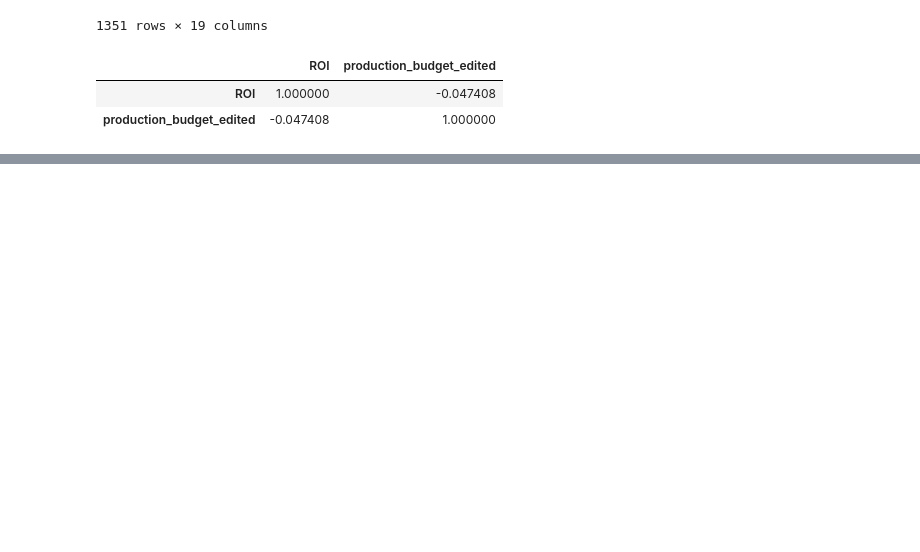
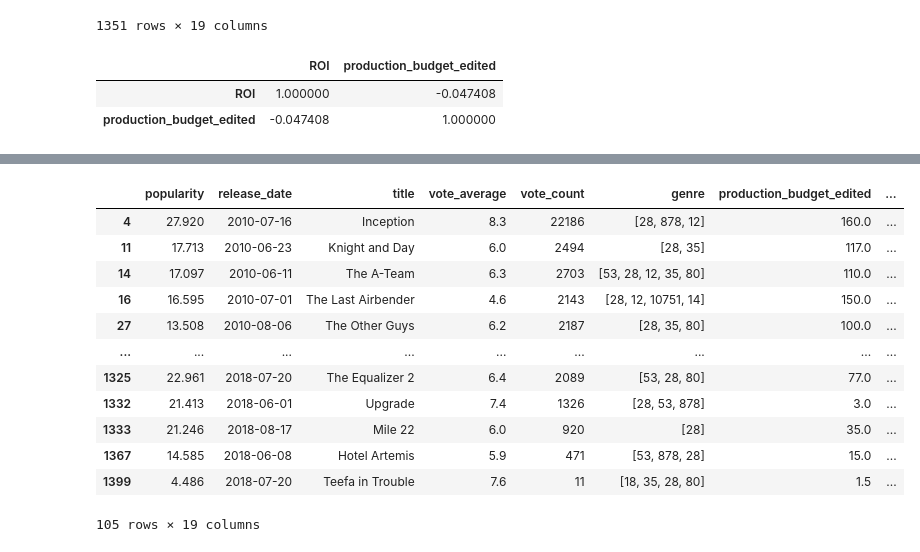
Before and after one commit to dt1086/Phase1_Project, a Jupyter notebook: Data Exploration.ipynb, the cells around one changed output, grey strips where cells are left out. Cells and saved outputs as stored; diff of their text form; code cells hidden in the pictures; blank space fills up the shorter version.

Commit message:
seasons df

```diff
--- a/Data Exploration.ipynb
+++ b/Data Exploration.ipynb
@@ -520,8 +520,8 @@ df_MAIN
 | 1400 | 2.707 | 2018-02-02 | Bilal: A New Breed of Hero | 6.8 | 54 | [28, 12, 16] | 30.0 | ... |
 1351 rows × 19 columns
 # %%
-def queryGenre(genreTypeString):
-    dataFrameToBeReturned = df_MAIN.query("""
+def queryGenre(genreTypeString, dataFrame):
+    dataFrameToBeReturned = dataFrame.query("""
                 (genre1 == '{}') or \
                 (genre2 == '{}') or \
                 (genre3 == '{}') or \
@@ -535,7 +535,7 @@ def queryGenre(genreTypeString):
 
 genre_df_dictionary = {}
 for key, value in tmdb_genre_dict.items():
-    genre_df_dictionary[value] = (queryGenre(value))
+    genre_df_dictionary[value] = (queryGenre(value, df_MAIN))
 
 genre_df_dictionary['Western'] #Movies with western as a genre
 # %% [output]
@@ -702,0 +707,21 @@ grouped_by_season_count
+# %%
+df_summer = df_MAIN.query("season == 'Summer'")
+df_spring = df_MAIN.query("season == 'Spring'")
+df_autumn = df_MAIN.query("season == 'Autumn'")
+df_winter = df_MAIN.query("season == 'Winter'")
+
+queryGenre('Action', df_summer)
+# %% [output]
+|  | popularity | release_date | title | vote_average | vote_count | genre | production_budget_edited | ... |
+| 4 | 27.920 | 2010-07-16 | Inception | 8.3 | 22186 | [28, 878, 12] | 160.0 | ... |
+| 11 | 17.713 | 2010-06-23 | Knight and Day | 6.0 | 2494 | [28, 35] | 117.0 | ... |
+| 14 | 17.097 | 2010-06-11 | The A-Team | 6.3 | 2703 | [53, 28, 12, 35, 80] | 110.0 | ... |
+| 16 | 16.595 | 2010-07-01 | The Last Airbender | 4.6 | 2143 | [28, 12, 10751, 14] | 150.0 | ... |
+| 27 | 13.508 | 2010-08-06 | The Other Guys | 6.2 | 2187 | [28, 35, 80] | 100.0 | ... |
+| ... | ... | ... | ... | ... | ... | ... | ... | ... |
+| 1325 | 22.961 | 2018-07-20 | The Equalizer 2 | 6.4 | 2089 | [53, 28, 80] | 77.0 | ... |
+| 1332 | 21.413 | 2018-06-01 | Upgrade | 7.4 | 1326 | [28, 53, 878] | 3.0 | ... |
+| 1333 | 21.246 | 2018-08-17 | Mile 22 | 6.0 | 920 | [28] | 35.0 | ... |
+| 1367 | 14.585 | 2018-06-08 | Hotel Artemis | 5.9 | 471 | [53, 878, 28] | 15.0 | ... |
+| 1399 | 4.486 | 2018-07-20 | Teefa in Trouble | 7.6 | 11 | [18, 35, 28, 80] | 1.5 | ... |
+105 rows × 19 columns
```
Also changed, not shown: parts of 2 cells of this notebook.
